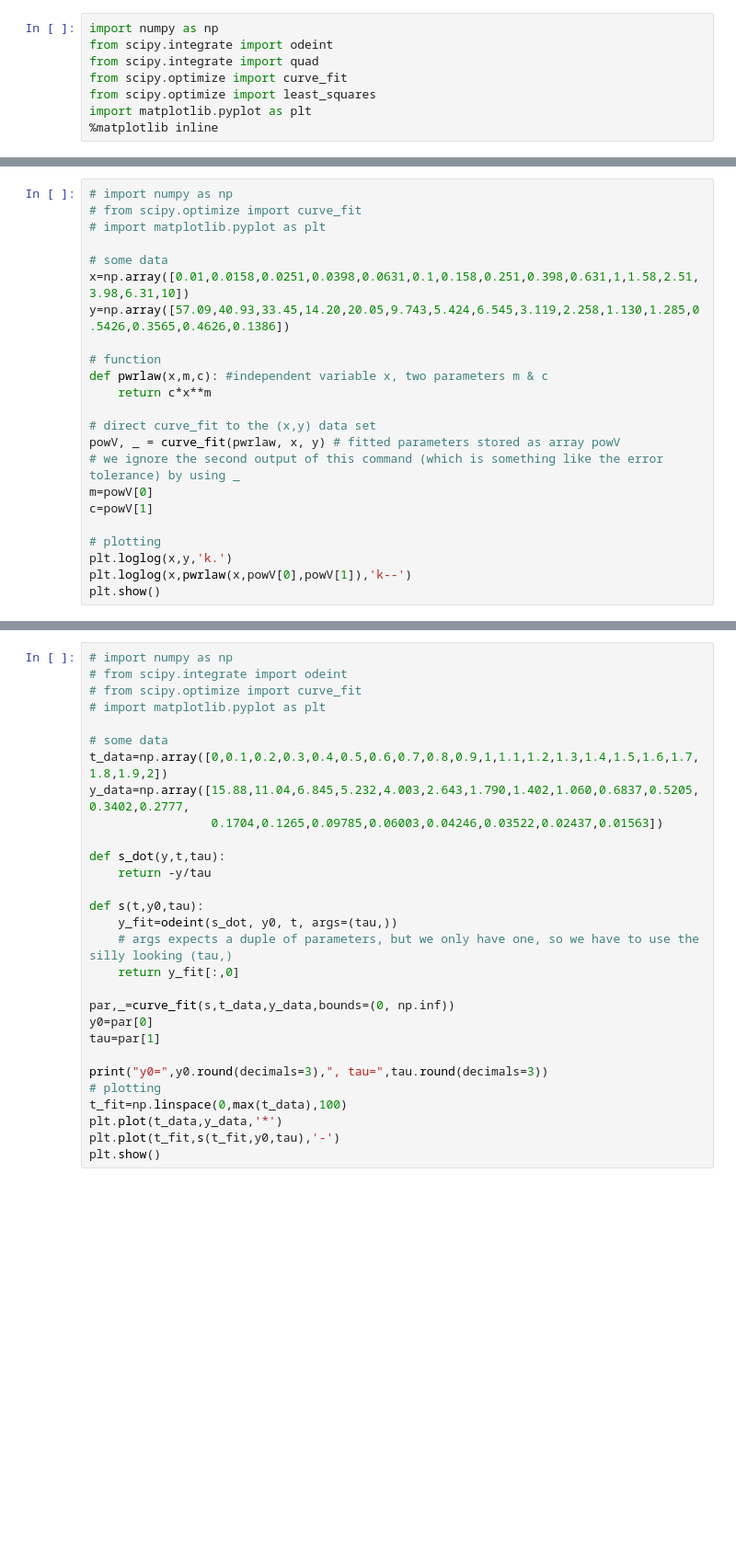
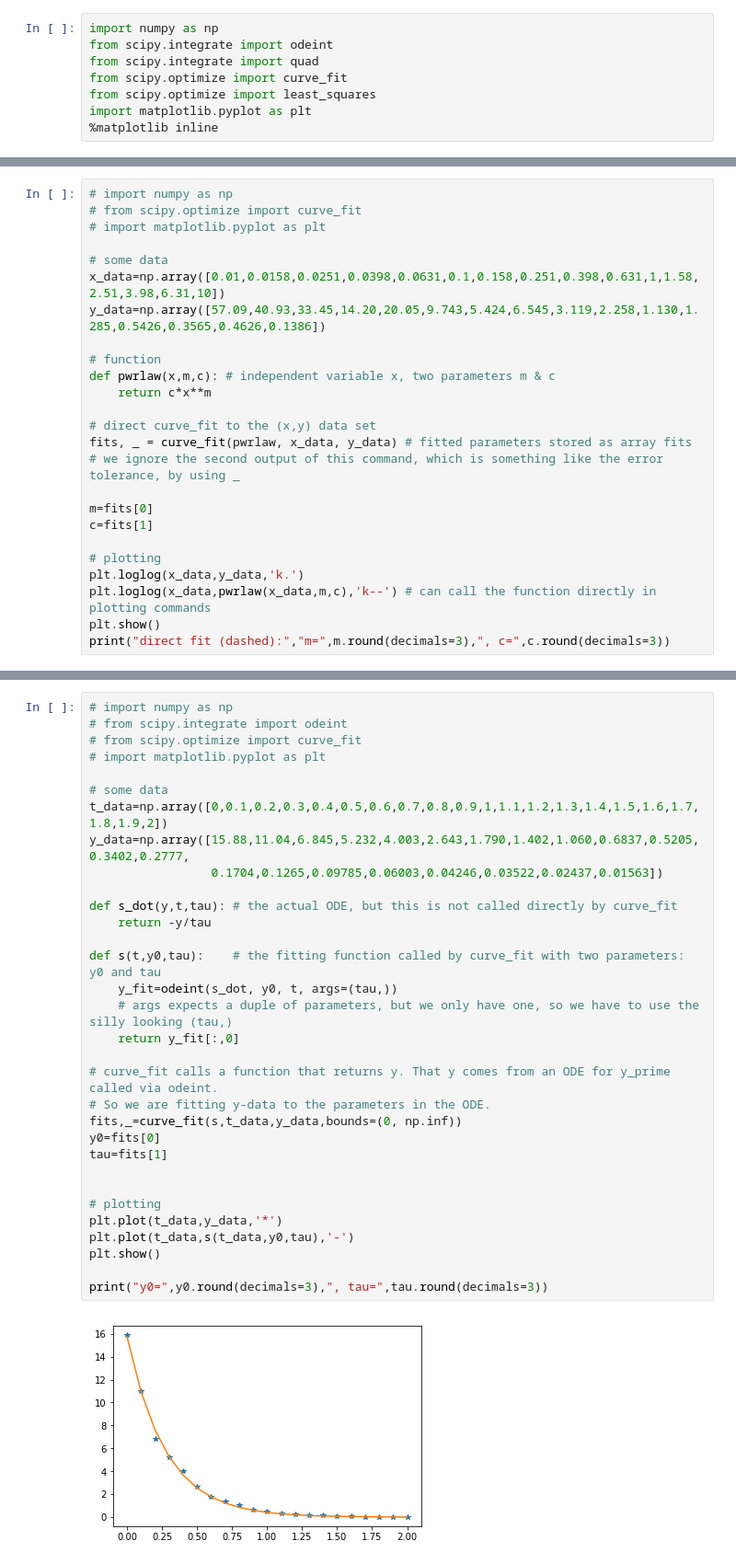
Before and after one commit to jeremy-koch/curve-fitting, a Jupyter notebook: CurveFitting.ipynb, the cells around one changed output, grey strips where cells are left out. Shown at 92% size. Saved outputs shown, nothing was run; the diff lists cells and outputs as text; blank space fills up the shorter version.

```diff
--- a/CurveFitting.ipynb
+++ b/CurveFitting.ipynb
@@ -35,22 +34,24 @@ For data that spans multiple orders of magnitude, a direct curve_fit will gloss
 # import matplotlib.pyplot as plt
 
 # some data
-x=np.array([0.01,0.0158,0.0251,0.0398,0.0631,0.1,0.158,0.251,0.398,0.631,1,1.58,2.51,3.98,6.31,10])
-y=np.array([57.09,40.93,33.45,14.20,20.05,9.743,5.424,6.545,3.119,2.258,1.130,1.285,0.5426,0.3565,0.4626,0.1386])
+x_data=np.array([0.01,0.0158,0.0251,0.0398,0.0631,0.1,0.158,0.251,0.398,0.631,1,1.58,2.51,3.98,6.31,10])
+y_data=np.array([57.09,40.93,33.45,14.20,20.05,9.743,5.424,6.545,3.119,2.258,1.130,1.285,0.5426,0.3565,0.4626,0.1386])
 
 # function
-def pwrlaw(x,m,c): #independent variable x, two parameters m & c
+def pwrlaw(x,m,c): # independent variable x, two parameters m & c
     return c*x**m
 
 # direct curve_fit to the (x,y) data set
-powV, _ = curve_fit(pwrlaw, x, y) # fitted parameters stored as array powV
-# we ignore the second output of this command (which is something like the error tolerance) by using _
-m=powV[0]
-c=powV[1]
+fits, _ = curve_fit(pwrlaw, x_data, y_data) # fitted parameters stored as array fits
+# we ignore the second output of this command, which is something like the error tolerance, by using _
+
+m=fits[0]
+c=fits[1]
 
 # plotting
-plt.loglog(x,y,'k.')
-plt.loglog(x,pwrlaw(x,powV[0],powV[1]),'k--')
+plt.loglog(x_data,y_data,'k.')
+plt.loglog(x_data,pwrlaw(x_data,m,c),'k--') # can call the function directly in plotting commands
 plt.show()
+print("direct fit (dashed):","m=",m.round(decimals=3),", c=",c.round(decimals=3))
 # %% [output]
 [figure]
@@ -166,31 +173,35 @@ Given data $(t,x)$, fit a first-order ODE: $x'=f(x,t)$. Here we simply fit $y' =
 # %%
 # import numpy as np
 # from scipy.integrate import odeint
 # from scipy.optimize import curve_fit
 # import matplotlib.pyplot as plt
 
 # some data
 t_data=np.array([0,0.1,0.2,0.3,0.4,0.5,0.6,0.7,0.8,0.9,1,1.1,1.2,1.3,1.4,1.5,1.6,1.7,1.8,1.9,2])
 y_data=np.array([15.88,11.04,6.845,5.232,4.003,2.643,1.790,1.402,1.060,0.6837,0.5205,0.3402,0.2777,
                  0.1704,0.1265,0.09785,0.06003,0.04246,0.03522,0.02437,0.01563])
 
-def s_dot(y,t,tau):
+def s_dot(y,t,tau): # the actual ODE, but this is not called directly by curve_fit
     return -y/tau
 
-def s(t,y0,tau):
+def s(t,y0,tau):    # the fitting function called by curve_fit with two parameters: y0 and tau
     y_fit=odeint(s_dot, y0, t, args=(tau,))
     # args expects a duple of parameters, but we only have one, so we have to use the silly looking (tau,)
     return y_fit[:,0]
 
-par,_=curve_fit(s,t_data,y_data,bounds=(0, np.inf))
-y0=par[0]
-tau=par[1]
+# curve_fit calls a function that returns y. That y comes from an ODE for y_prime called via odeint.
+# So we are fitting y-data to the parameters in the ODE.
+fits,_=curve_fit(s,t_data,y_data,bounds=(0, np.inf))
+y0=fits[0]
+tau=fits[1]
+
+
+# plotting
+plt.plot(t_data,y_data,'*')
+plt.plot(t_data,s(t_data,y0,tau),'-')
+plt.show()
 
 print("y0=",y0.round(decimals=3),", tau=",tau.round(decimals=3))
-# plotting
-t_fit=np.linspace(0,max(t_data),100)
-plt.plot(t_data,y_data,'*')
-plt.plot(t_fit,s(t_fit,y0,tau),'-')
-plt.show()
 # %% [output]
+[figure]
 y0= 15.718 , tau= 0.275
```
Also changed, not shown: parts of 16 cells of this notebook.
